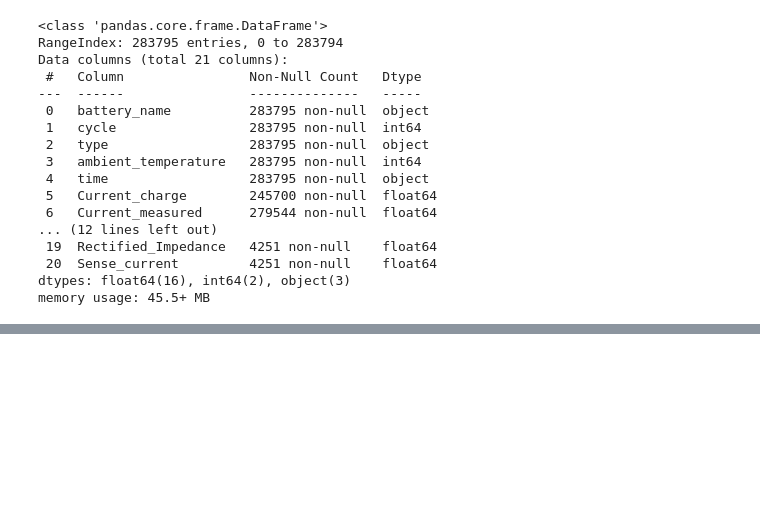
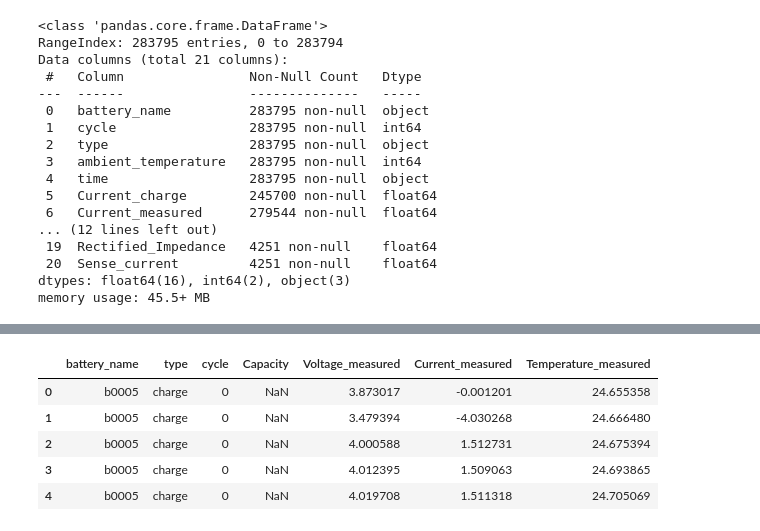
Before and after one commit to aravindhkrishnan09/Data-Science-and-Engineering-Analytics, a Jupyter notebook: Capstone_Project/jupyter_notebooks/EV_Battery_Health_Prediction.ipynb, the cells around one changed output, grey strips where cells are left out. Saved outputs shown, nothing was run; the diff lists cells and outputs as text; code cells hidden in the pictures; blank space fills up the shorter version.

```diff
--- a/Capstone_Project/jupyter_notebooks/EV_Battery_Health_Prediction.ipynb
+++ b/Capstone_Project/jupyter_notebooks/EV_Battery_Health_Prediction.ipynb
@@ -396,0 +398,9 @@ memory usage: 45.5+ MB
+# %%
+df[['battery_name','type','cycle','Capacity','Voltage_measured','Current_measured','Temperature_measured']].head()
+# %% [output]
+|  | battery_name | type | cycle | Capacity | Voltage_measured | Current_measured | Temperature_measured |
+| 0 | b0005 | charge | 0 | NaN | 3.873017 | -0.001201 | 24.655358 |
+| 1 | b0005 | charge | 0 | NaN | 3.479394 | -4.030268 | 24.666480 |
+| 2 | b0005 | charge | 0 | NaN | 4.000588 | 1.512731 | 24.675394 |
+| 3 | b0005 | charge | 0 | NaN | 4.012395 | 1.509063 | 24.693865 |
+| 4 | b0005 | charge | 0 | NaN | 4.019708 | 1.511318 | 24.705069 |
```
Also changed, not shown: parts of 21 cells of this notebook.
